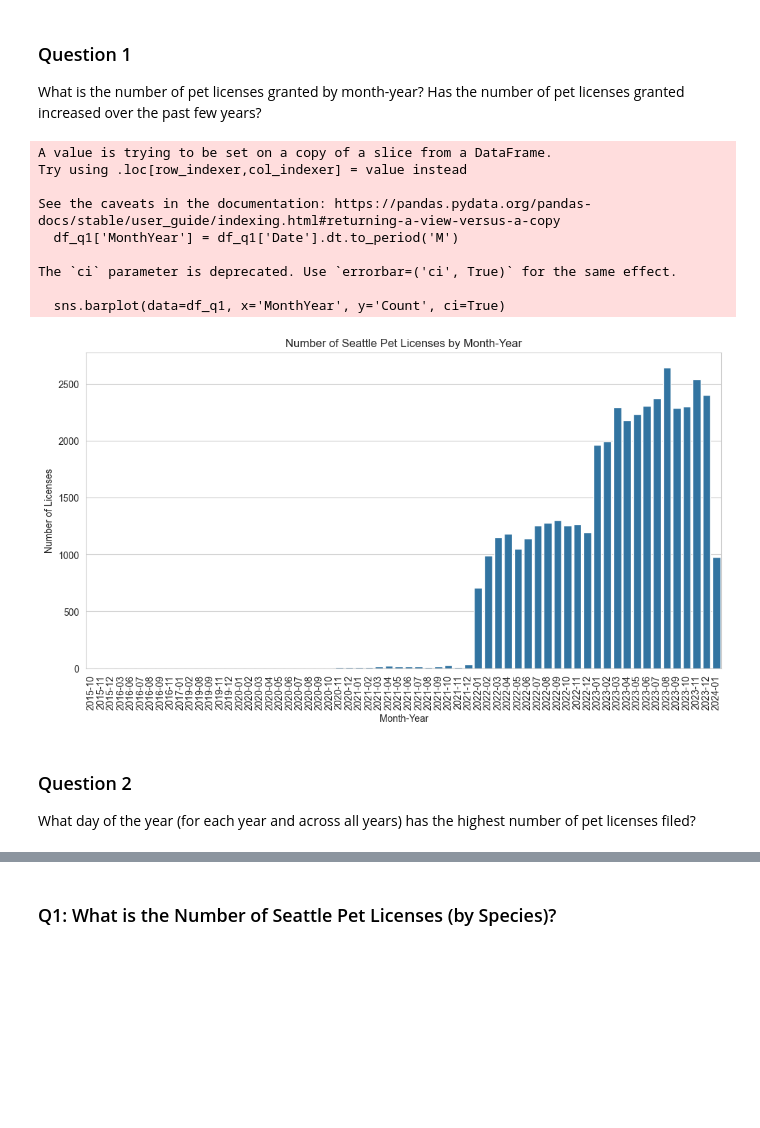
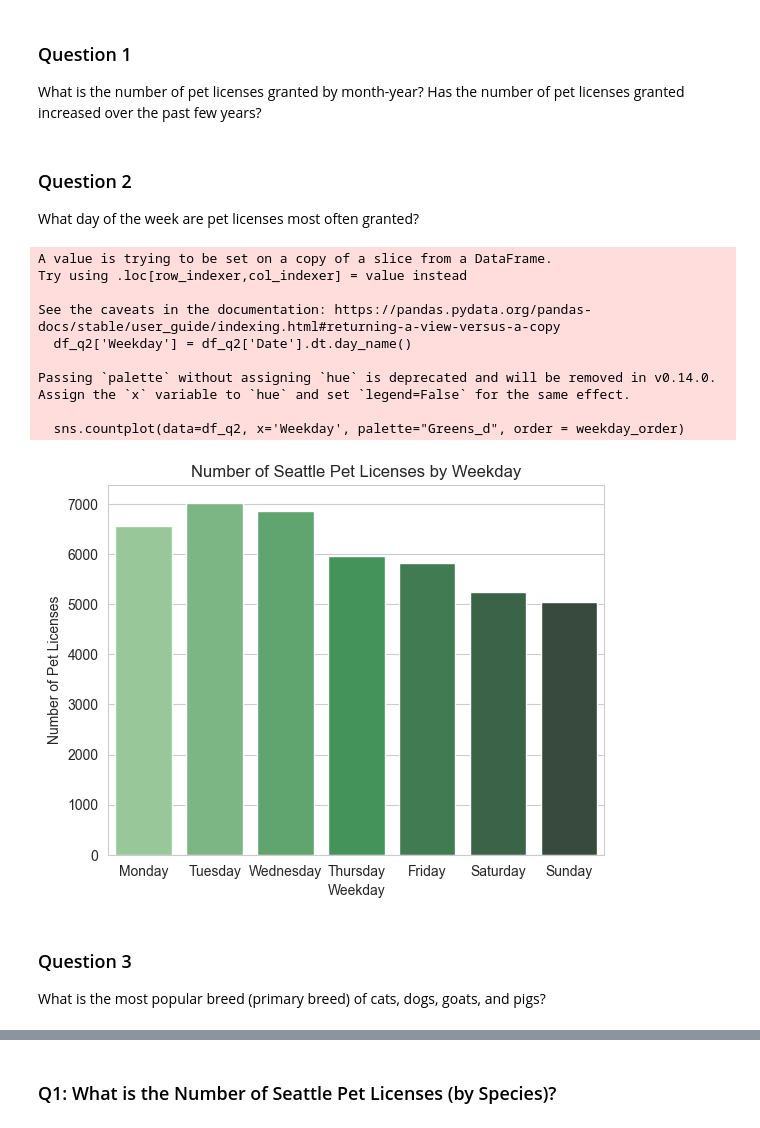
Before and after one commit to Tyler-Bonnell/Seattle-Pet-License-Analysis, a Jupyter notebook: Seattle_Pet_Analysis.ipynb, the cells around one changed output, grey strips where cells are left out. Drawn from its saved outputs; the diff is of its cells as text; code cells hidden in the pictures; blank space fills up the shorter version.

```diff
--- a/Seattle_Pet_Analysis.ipynb
+++ b/Seattle_Pet_Analysis.ipynb
@@ -126,9 +126,8 @@ What is the number of pet licenses granted by month-year? Has the number of pet
 # %%
 df_q1 = dat_clean
 
-# Create Date-Month Variable
+# Create Month-Year Variable
 df_q1['MonthYear'] = df_q1['Date'].dt.to_period('M')
-
 
 # Count Pet License by DateMonth
 df_q1 = df_q1.groupby('MonthYear').size().reset_index(name='Count')
@@ -141,22 +140,44 @@ sns.barplot(data=df_q1, x='MonthYear', y='Count', ci=True)
 ## Configure Titles & Axes
 plt.title('Number of Seattle Pet Licenses by Month-Year')
 plt.xlabel('Month-Year')
-plt.ylabel('Number of Licenses')
+plt.ylabel('Number of Pet Licenses')
 plt.xticks(rotation=90)
 
 plt.show()
-# %% [output]
-A value is trying to be set on a copy of a slice from a DataFrame.
-Try using .loc[row_indexer,col_indexer] = value instead
-
-See the caveats in the documentation: https://pandas.pydata.org/pandas-docs/stable/user_guide/indexing.html#returning-a-view-versus-a-copy
-  df_q1['MonthYear'] = df_q1['Date'].dt.to_period('M')
-
-The `ci` parameter is deprecated. Use `errorbar=('ci', True)` for the same effect.
-
-  sns.barplot(data=df_q1, x='MonthYear', y='Count', ci=True)
-[figure, removed]
 # %% [markdown]
 ### Question 2
-What day of the year (for each year and across all years) has the highest number of pet licenses filed?
+What day of the week are pet licenses most often granted?
+# %%
+### MOST FREQUENT DAY (ACROSS ALL YEARS ###
+df_q2 = dat_clean
+
+# Create Weekday Variable
+df_q2['Weekday'] = df_q2['Date'].dt.day_name()
+
+# Create Seaborn Countplot
+weekday_order = ['Monday', 'Tuesday', 'Wednesday','Thursday','Friday','Saturday','Sunday']
+sns.countplot(data=df_q2, x='Weekday', palette="Greens_d", order = weekday_order)
+
+## Configure Titles & Axes
+plt.title('Number of Seattle Pet Licenses by Weekday')
+plt.xlabel('Weekday')
+plt.ylabel('Number of Pet Licenses')
+
+plt.show()
+
+del weekday_order
+# %% [output]
+A value is trying to be set on a copy of a slice from a DataFrame.
+Try using .loc[row_indexer,col_indexer] = value instead
+
+See the caveats in the documentation: https://pandas.pydata.org/pandas-docs/stable/user_guide/indexing.html#returning-a-view-versus-a-copy
+  df_q2['Weekday'] = df_q2['Date'].dt.day_name()
+
+Passing `palette` without assigning `hue` is deprecated and will be removed in v0.14.0. Assign the `x` variable to `hue` and set `legend=False` for the same effect.
+
+  sns.countplot(data=df_q2, x='Weekday', palette="Greens_d", order = weekday_order)
+[figure, added]
+# %% [markdown]
+### Question 3
+What is the most popular breed (primary breed) of cats, dogs, goats, and pigs?
 # %%
```
Also changed, not shown: parts of 1 cell of this notebook.
